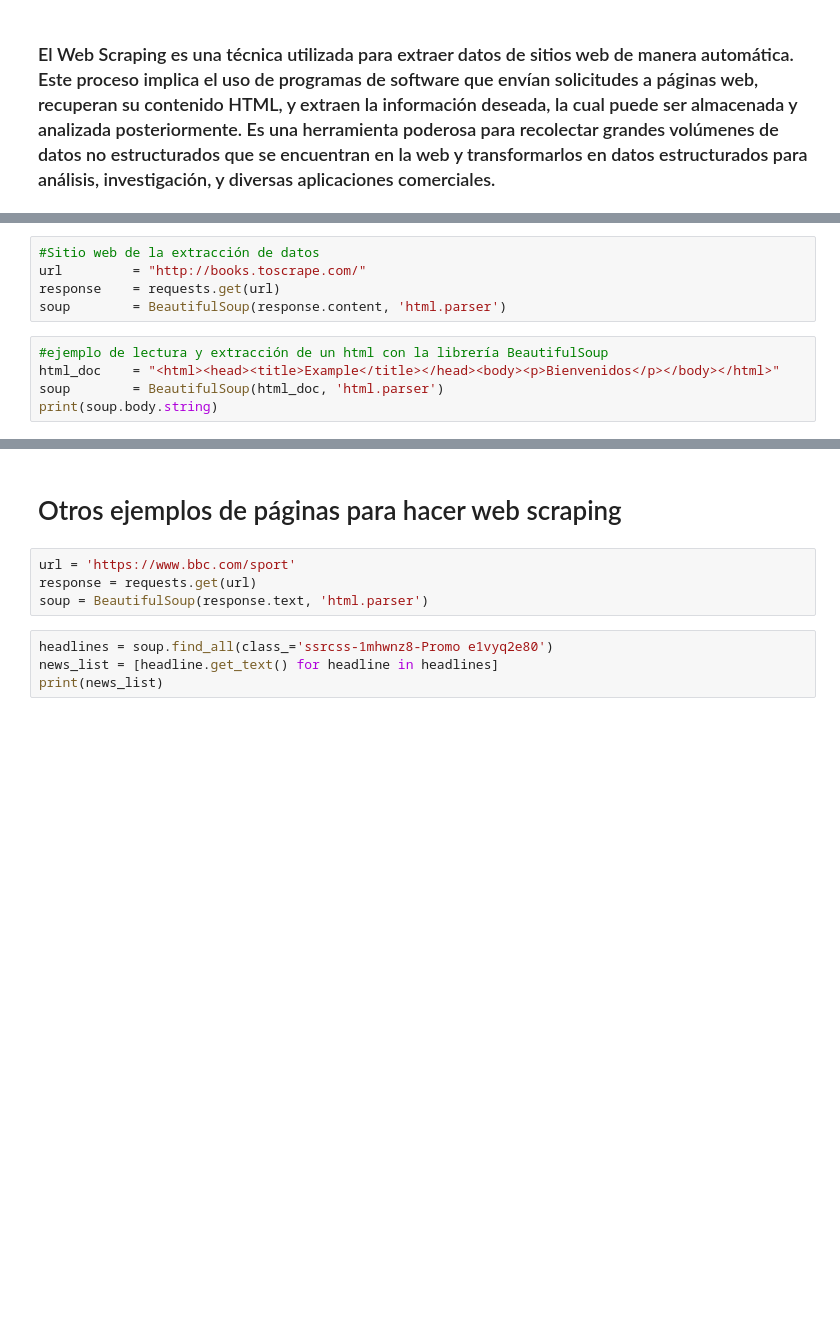
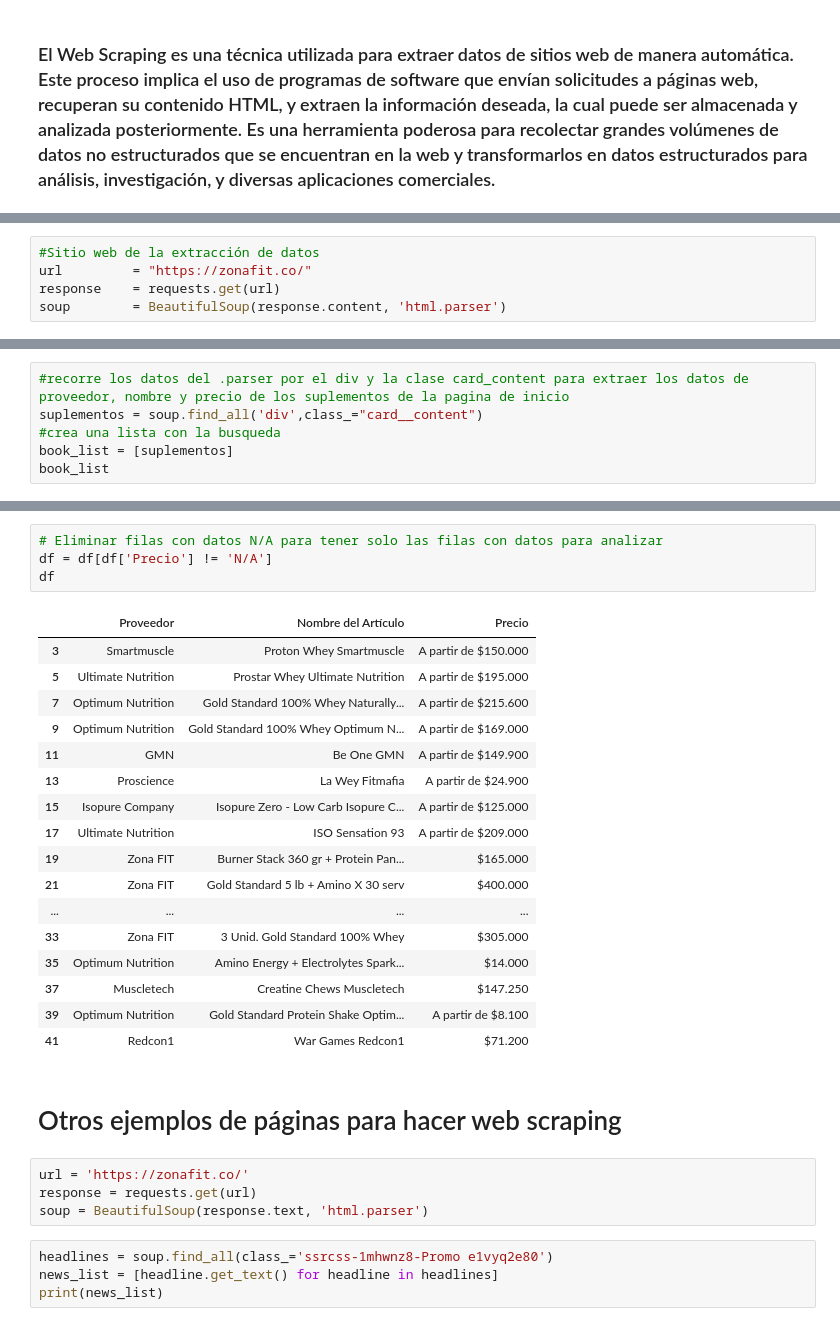
Before and after one commit to Felipecuestas98/Bootcamp-Mintic, a Jupyter notebook: web_scraping.ipynb, the cells around one changed output, grey strips where cells are left out. Drawn from its saved outputs; the diff is of its cells as text; blank space fills up the shorter version.

```diff
--- a/web_scraping.ipynb
+++ b/web_scraping.ipynb
@@ -31,11 +34,6 @@ from bs4 import BeautifulSoup
 import pandas as pd
 # %%
 #Sitio web de la extracción de datos
-url         = "http://books.toscrape.com/"
+url         = "https://zonafit.co/"
 response    = requests.get(url)
 soup        = BeautifulSoup(response.content, 'html.parser')
-# %%
-#ejemplo de lectura y extracción de un html con la librería BeautifulSoup
-html_doc    = "<html><head><title>Example</title></head><body><p>Bienvenidos</p></body></html>"
-soup        = BeautifulSoup(html_doc, 'html.parser')
-print(soup.body.string)
@@ -108,0 +40,6 @@ plt.show()
+# %%
+#recorre los datos del .parser por el div y la clase card_content para extraer los datos de proveedor, nombre y precio de los suplementos de la pagina de inicio
+suplementos = soup.find_all('div',class_="card__content")
+#crea una lista con la busqueda
+book_list = [suplementos]
+book_list
@@ -109,7 +159,29 @@ plt.show()
+# %%
+# Eliminar filas con datos N/A para tener solo las filas con datos para analizar
+df = df[df['Precio'] != 'N/A']
+df
+# %% [output]
+|  | Proveedor | Nombre del Artículo | Precio |
+| 3 | Smartmuscle | Proton Whey Smartmuscle | A partir de $150.000 |
+| 5 | Ultimate Nutrition | Prostar Whey Ultimate Nutrition | A partir de $195.000 |
+| 7 | Optimum Nutrition | Gold Standard 100% Whey Naturally... | A partir de $215.600 |
+| 9 | Optimum Nutrition | Gold Standard 100% Whey Optimum N... | A partir de $169.000 |
+| 11 | GMN | Be One GMN | A partir de $149.900 |
+| 13 | Proscience | La Wey Fitmafia | A partir de $24.900 |
+| 15 | Isopure Company | Isopure Zero - Low Carb Isopure C... | A partir de $125.000 |
+| 17 | Ultimate Nutrition | ISO Sensation 93 | A partir de $209.000 |
+| 19 | Zona FIT | Burner Stack 360 gr + Protein Pan... | $165.000 |
+| 21 | Zona FIT | Gold Standard 5 lb + Amino X 30 serv | $400.000 |
+| ... | ... | ... | ... |
+| 33 | Zona FIT | 3 Unid. Gold Standard 100% Whey | $305.000 |
+| 35 | Optimum Nutrition | Amino Energy + Electrolytes Spark... | $14.000 |
+| 37 | Muscletech | Creatine Chews Muscletech | $147.250 |
+| 39 | Optimum Nutrition | Gold Standard Protein Shake Optim... | A partir de $8.100 |
+| 41 | Redcon1 | War Games Redcon1 | $71.200 |
 # %% [markdown]
 # Otros ejemplos de páginas para hacer web scraping
 # %%
-url = 'https://www.bbc.com/sport'
+url = 'https://zonafit.co/'
 response = requests.get(url)
 soup = BeautifulSoup(response.text, 'html.parser')
 # %%
```
Also changed, not shown: parts of 13 cells of this notebook.
